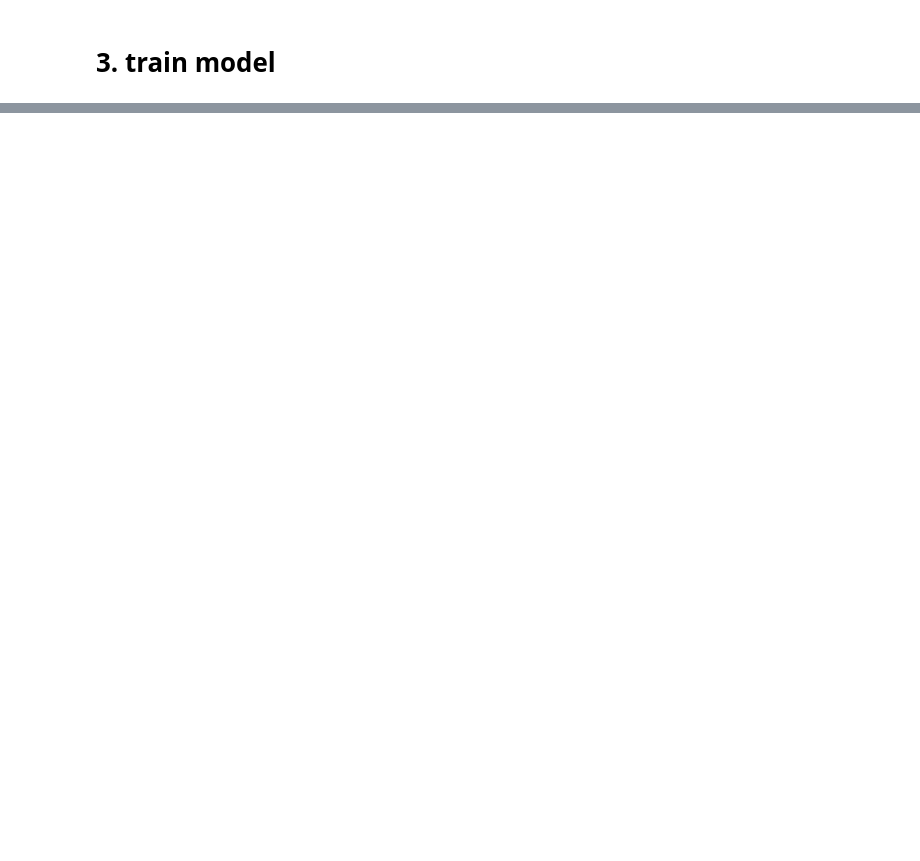
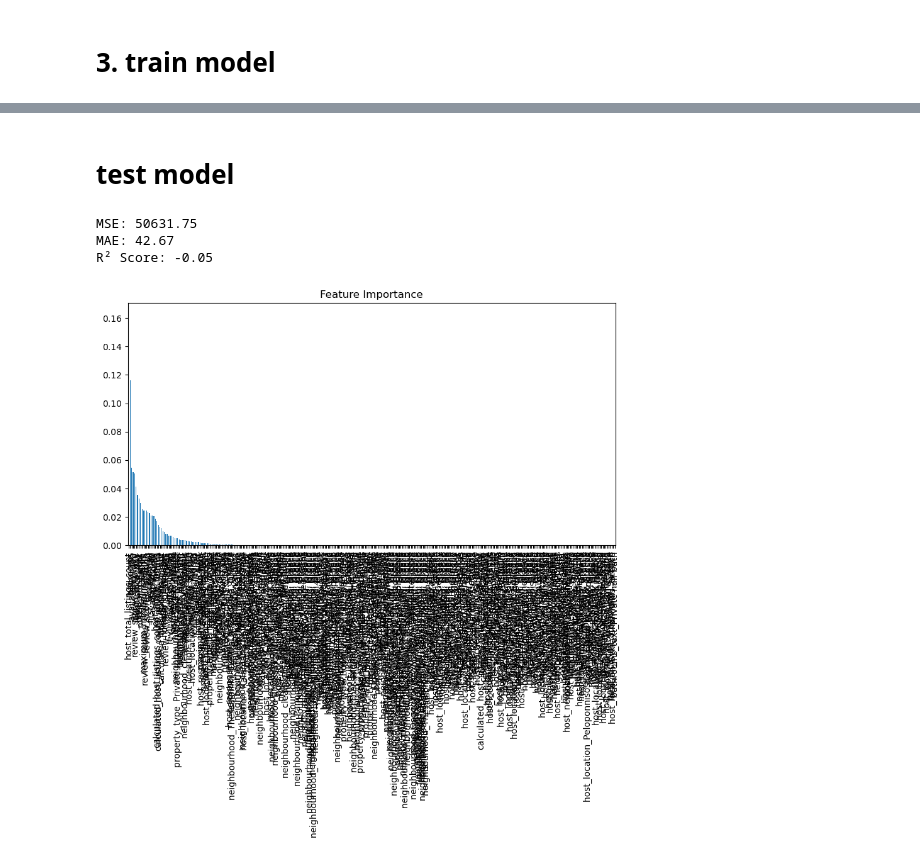
Before and after one commit to bughunter8913/u16697, a Jupyter notebook: ModelTraining.ipynb, the cells around one changed output, grey strips where cells are left out. Cells and saved outputs as stored; diff of their text form; code cells hidden in the pictures; blank space fills up the shorter version.

```diff
--- a/ModelTraining.ipynb
+++ b/ModelTraining.ipynb
@@ -442,0 +631,2 @@ ValueError: could not convert string to float: 'city scrape'
+# %% [markdown]
+# test model
@@ -442,0 +635,28 @@ ValueError: could not convert string to float: 'city scrape'
+# %%
+from sklearn.metrics import mean_squared_error, mean_absolute_error, r2_score
+
+mse = mean_squared_error(y_test, y_pred)
+mae = mean_absolute_error(y_test, y_pred)
+r2 = r2_score(y_test, y_pred)
+
+print(f"MSE: {mse:.2f}")
+print(f"MAE: {mae:.2f}")
+print(f"R² Score: {r2:.2f}")
+# %% [output]
+MSE: 50631.75
+MAE: 42.67
+R² Score: -0.05
+# %%
+import matplotlib.pyplot as plt
+import pandas as pd
+
+importances = model.feature_importances_
+features = X.columns
+feat_imp = pd.Series(importances, index=features).sort_values(ascending=False)
+
+# Plotten
+feat_imp.plot(kind='bar', figsize=(10,5), title="Feature Importance")
+plt.tight_layout()
+plt.show()
+# %% [output]
+[figure, added]
```
Also changed, not shown: parts of 46 cells of this notebook.
